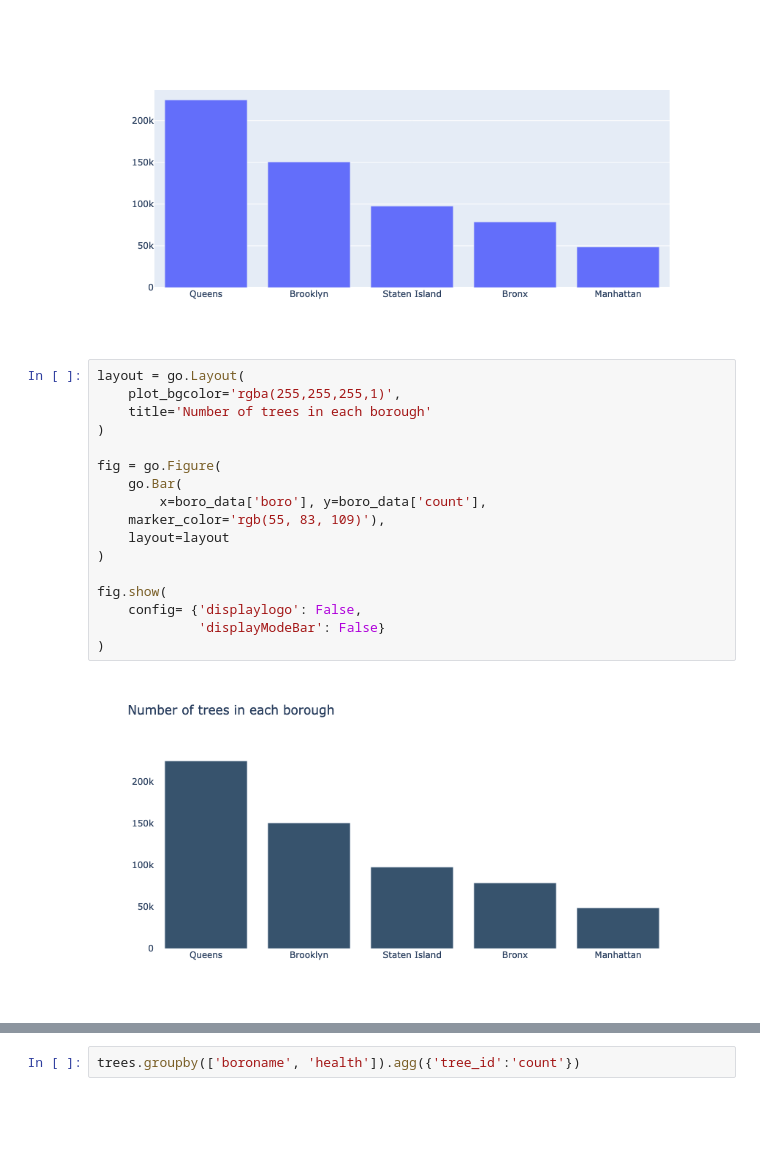
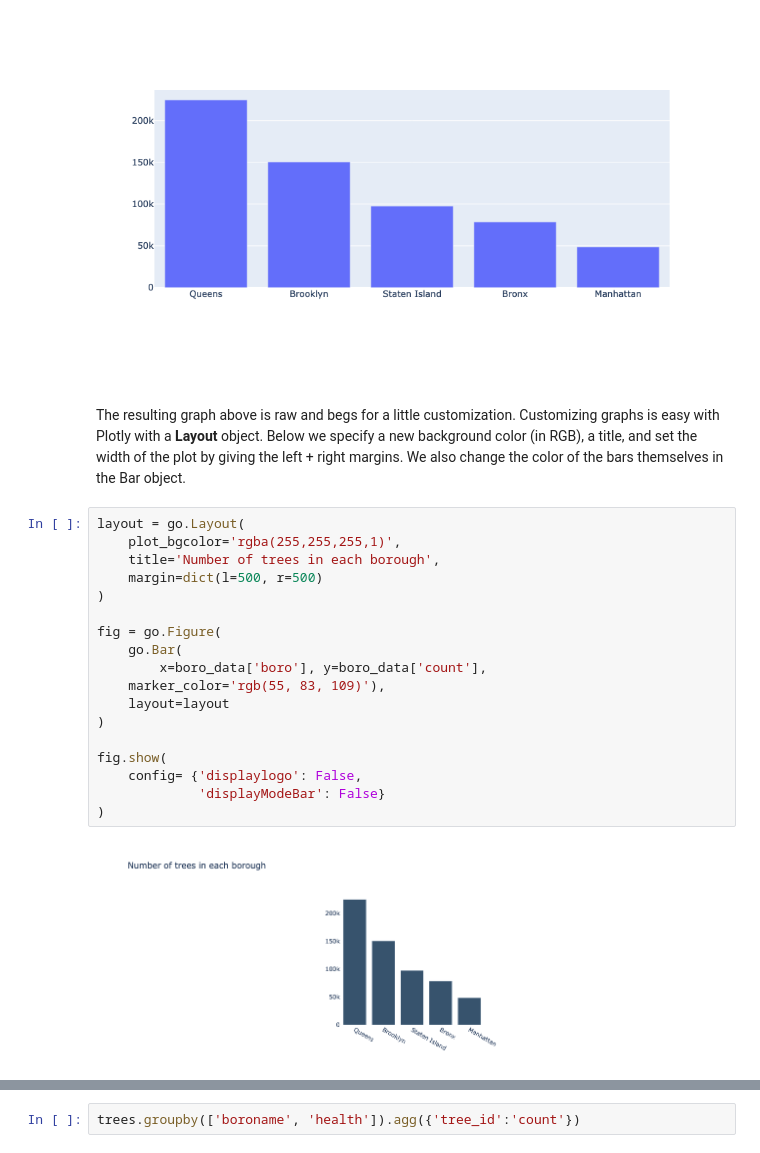
Before and after one commit to tpujianto/location-intelligence, a Jupyter notebook: _notebooks/visualization.ipynb, the cells around one changed output, grey strips where cells are left out. Drawn from its saved outputs; the diff is of its cells as text; blank space fills up the shorter version.

```diff
--- a/_notebooks/visualization.ipynb
+++ b/_notebooks/visualization.ipynb
@@ -83,22 +119,28 @@ fig.show(
 )
 # %% [output]
 [figure]
+# %% [markdown]
+<br>
+<br>
+
+The resulting graph above is raw and begs for a little customization. Customizing graphs is easy with Plotly with a **Layout** object. Below we specify a new background color (in RGB), a title, and set the width of the plot by giving the left + right margins. We also change the color of the bars themselves in the Bar object.
 # %%
 layout = go.Layout(
     plot_bgcolor='rgba(255,255,255,1)',
-    title='Number of trees in each borough'
+    title='Number of trees in each borough',
+    margin=dict(l=500, r=500)
 )
 
 fig = go.Figure(
     go.Bar(
         x=boro_data['boro'], y=boro_data['count'],
     marker_color='rgb(55, 83, 109)'),
     layout=layout
 )
 
 fig.show(
     config= {'displaylogo': False,
              'displayModeBar': False}
 )
 # %% [output]
-[figure, old version]
+[figure, new version]
```
Also changed, not shown: parts of 21 cells of this notebook.
